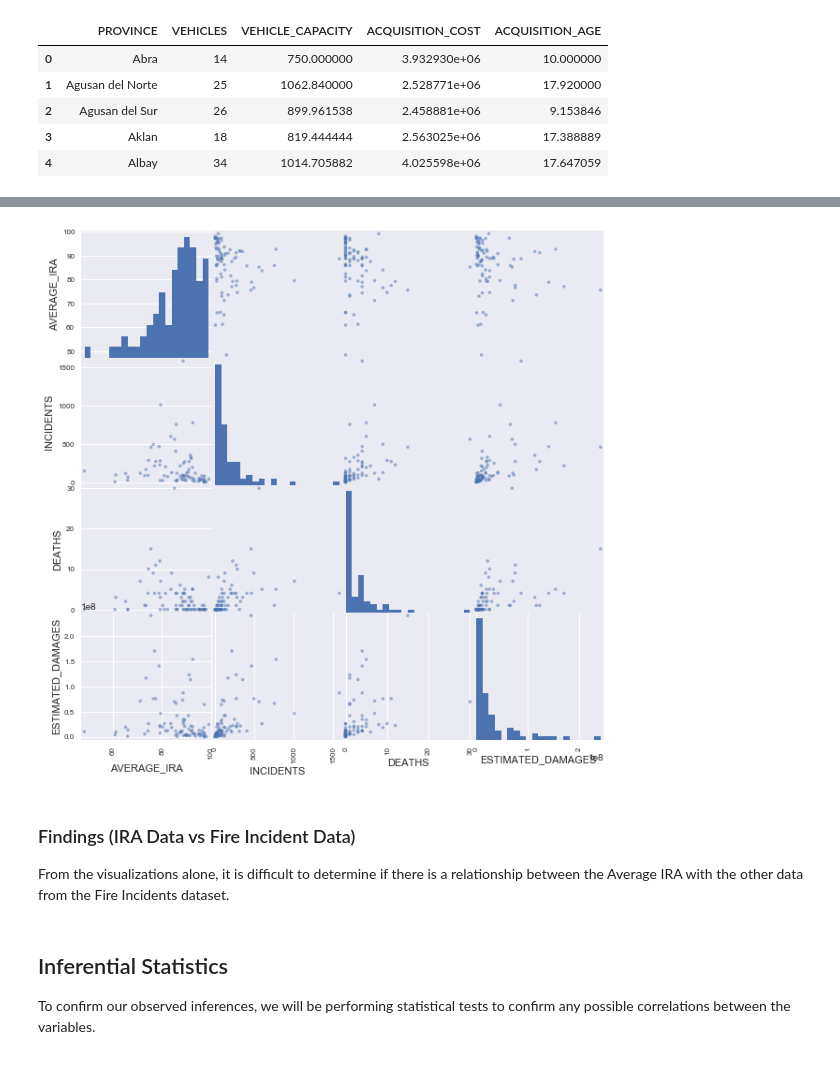
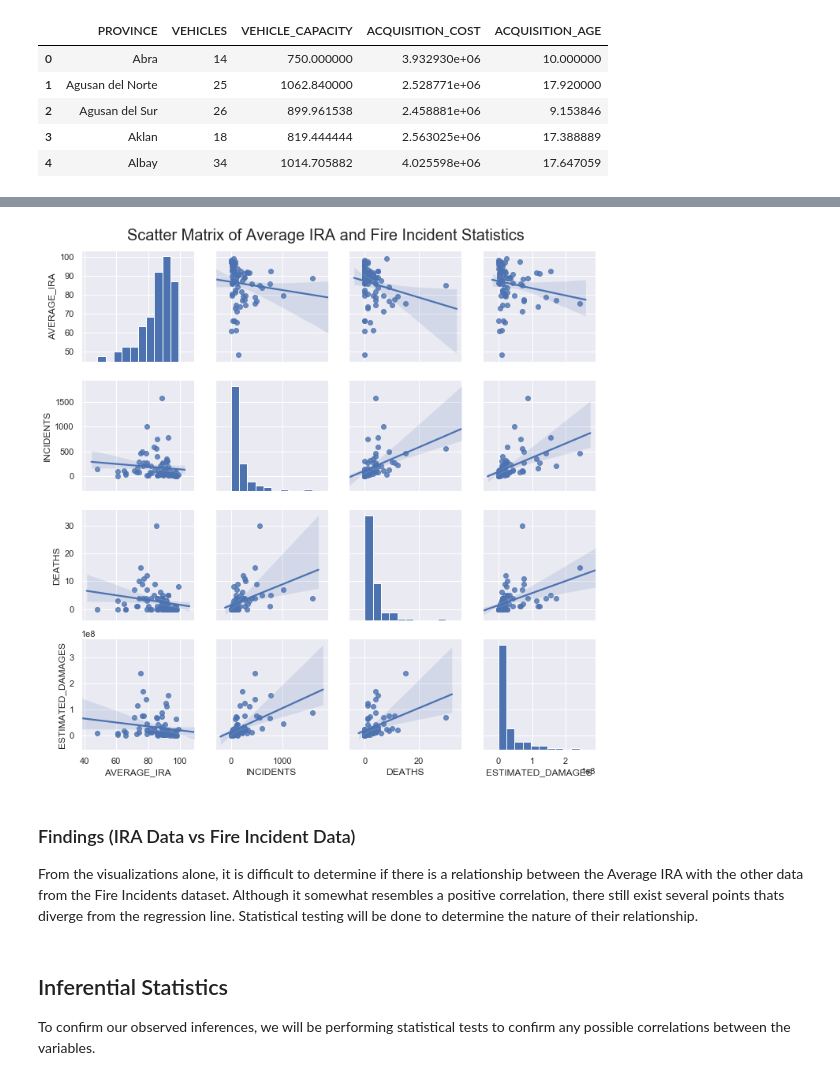
Before and after one commit to ianona/CSC933M-FinalProject, a Jupyter notebook: Fire Incidents.ipynb, the cells around one changed output, grey strips where cells are left out. Drawn from its saved outputs; the diff is of its cells as text; code cells hidden in the pictures.

```diff
--- a/Fire Incidents.ipynb
+++ b/Fire Incidents.ipynb
@@ -13,7 +13,7 @@ from scipy import stats
 import seaborn as sns
 import geopandas as gpd
 import math
-sns.set()
+sns.set(style="darkgrid")
 
 from pathlib import Path
 
@@ -625,21 +621,21 @@ print(tofix)
 # %%
 # We make a new IRA dataframe that contains only the provinces and the average IRA from 2009-2014
 df3_province = df3[['PROVINCE']].copy()
 df3_province['AVERAGE_IRA'] = df3.loc[: , '2009':'2014'].mean(axis=1)
 
 # Now we can merge IRA with the df_2016
 merged_ira = df_2016.merge(df3_province,left_on='PROVINCE_FIRE_DISTRICT',right_on='PROVINCE')
 
 # We now use scatterplot visualizations to observe possible correlations between
 # IRA and fire incident statistics
-pd.plotting.scatter_matrix(merged_ira[['AVERAGE_IRA', 'INCIDENTS', 'DEATHS', 'ESTIMATED_DAMAGES']],
-                           alpha=0.5, figsize=(10,10), hist_kwds={'bins': 20})
-plt.show()
+pp = sns.pairplot(merged_ira[['AVERAGE_IRA', 'INCIDENTS', 'DEATHS', 'ESTIMATED_DAMAGES']],kind="reg")
+pp.fig.suptitle("Scatter Matrix of Average IRA and Fire Incident Statistics",fontsize=20)
+pp.fig.subplots_adjust(top=0.94)
 # %% [output]
-[figure, old version]
+[figure, new version]
 # %% [markdown]
 ### Findings (IRA Data vs Fire Incident Data)
-From the visualizations alone, it is difficult to determine if there is a relationship between the Average IRA with the other data from the Fire Incidents dataset.
+From the visualizations alone, it is difficult to determine if there is a relationship between the Average IRA with the other data from the Fire Incidents dataset. Although it somewhat resembles a positive correlation, there still exist several points thats diverge from the regression line. Statistical testing will be done to determine the nature of their relationship.
 # %% [markdown]
 ## Inferential Statistics
 To confirm our observed inferences, we will be performing statistical tests to confirm any possible correlations between the variables.
```
Also changed, not shown: parts of 28 cells of this notebook.
